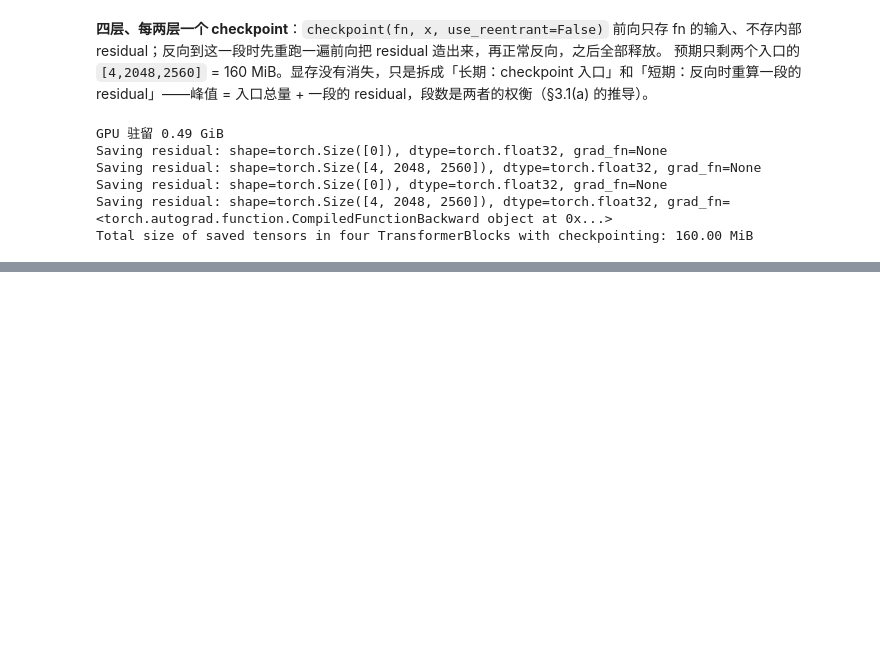
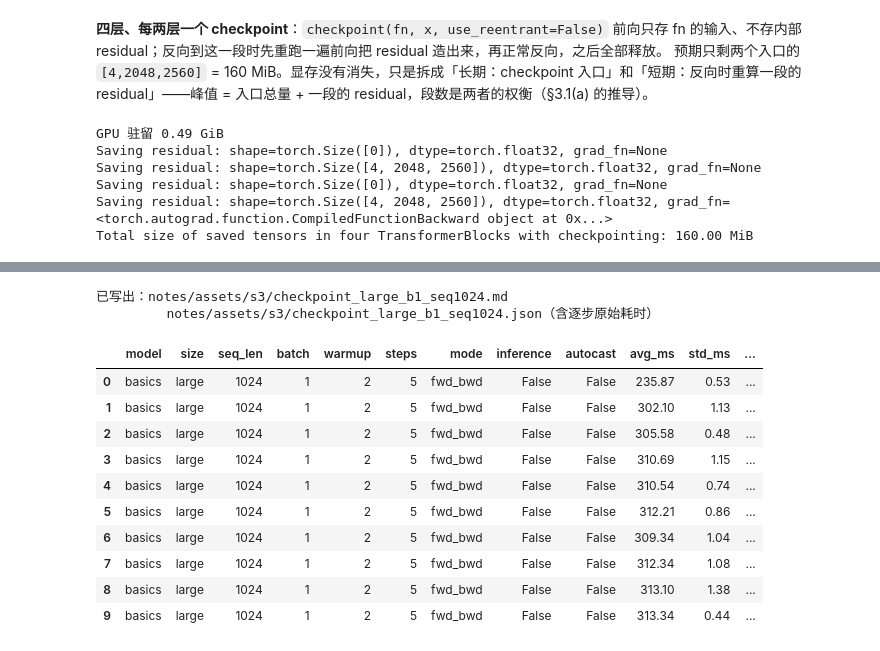
Before and after one commit to noviorlu/cs336, a Jupyter notebook: hw2/notes/notes.ipynb, the cells around one changed output, grey strips where cells are left out. Drawn from its saved outputs; the diff is of its cells as text; code cells hidden in the pictures; blank space fills up the shorter version.

```diff
--- a/hw2/notes/notes.ipynb
+++ b/hw2/notes/notes.ipynb
@@ -573,0 +582,16 @@ Total size of saved tensors in four TransformerBlocks with checkpointing: 160.00
+# %%
+run_config("checkpoint_large", f"{OUT}/checkpoint_large_b1_seq1024.md", isolate=True)
+# %% [output]
+已写出：notes/assets/s3/checkpoint_large_b1_seq1024.md
+         notes/assets/s3/checkpoint_large_b1_seq1024.json（含逐步原始耗时）
+|  | model | size | seq_len | batch | warmup | steps | mode | inference | autocast | avg_ms | std_ms | ... |
+| 0 | basics | large | 1024 | 1 | 2 | 5 | fwd_bwd | False | False | 235.87 | 0.53 | ... |
+| 1 | basics | large | 1024 | 1 | 2 | 5 | fwd_bwd | False | False | 302.10 | 1.13 | ... |
+| 2 | basics | large | 1024 | 1 | 2 | 5 | fwd_bwd | False | False | 305.58 | 0.48 | ... |
+| 3 | basics | large | 1024 | 1 | 2 | 5 | fwd_bwd | False | False | 310.69 | 1.15 | ... |
+| 4 | basics | large | 1024 | 1 | 2 | 5 | fwd_bwd | False | False | 310.54 | 0.74 | ... |
+| 5 | basics | large | 1024 | 1 | 2 | 5 | fwd_bwd | False | False | 312.21 | 0.86 | ... |
+| 6 | basics | large | 1024 | 1 | 2 | 5 | fwd_bwd | False | False | 309.34 | 1.04 | ... |
+| 7 | basics | large | 1024 | 1 | 2 | 5 | fwd_bwd | False | False | 312.34 | 1.08 | ... |
+| 8 | basics | large | 1024 | 1 | 2 | 5 | fwd_bwd | False | False | 313.10 | 1.38 | ... |
+| 9 | basics | large | 1024 | 1 | 2 | 5 | fwd_bwd | False | False | 313.34 | 0.44 | ... |
```
Also changed, not shown: parts of 6 cells of this notebook, 12 other files.
